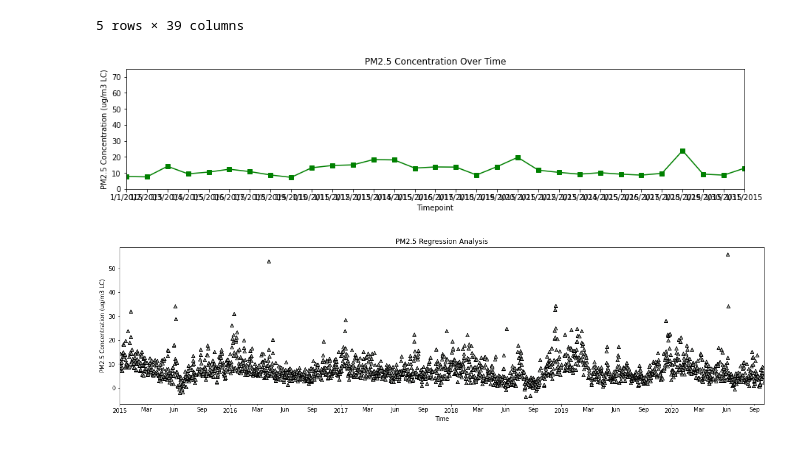
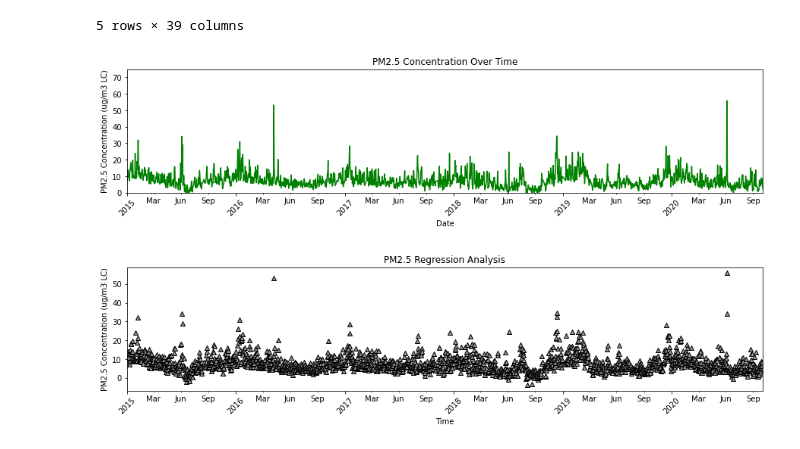
Before and after one commit to gonzaloreusch/Air-Quality, a Jupyter notebook: DataFrames/MatPlotLib_AQI.ipynb, the cells around one changed output. Cells and saved outputs as stored; diff of their text form; code cells hidden in the pictures.

Commit message:
AQI v Traffic graph done

```diff
--- a/DataFrames/MatPlotLib_AQI.ipynb
+++ b/DataFrames/MatPlotLib_AQI.ipynb
@@ -33,23 +33,35 @@ Combined_AQI_csv.head()
 5 rows × 39 columns
 # %%
 #Create plot tracking AQI change over time
-x_axis=Combined_AQI_csv["Date"]
-y_axis=Combined_AQI_csv["Daily Mean PM2.5 Concentration"]
+PM25 = Combined_AQI_csv["Daily Mean PM2.5 Concentration"]
+dates = Combined_AQI_csv['Date']
+
 plt.figure(figsize=(15,3))
-plt.plot(x_axis,y_axis,marker='s',color="g")
+
+ax = plt.gca()
+dates = [datetime.strptime(d, "%m/%d/%Y") for d in dates]
+ax.set_xlim([dates[0], dates[-1]])
+ax.xaxis.set_major_locator(mdates.YearLocator())
+ax.xaxis.set_major_formatter(mdates.DateFormatter('%Y'))
+ax.xaxis.set_minor_locator(mdates.MonthLocator(bymonth=(3,6,9), bymonthday=-1))
+ax.xaxis.set_minor_formatter(mdates.DateFormatter('%b'))
+
+plt.plot(dates,PM25,color="g")
 plt.title("PM2.5 Concentration Over Time")
-plt.xlabel("Timepoint")
+plt.xlabel("Date")
+plt.xticks(rotation=45)
 plt.ylabel("PM2.5 Concentration (ug/m3 LC)")
 
 #PM2.5 Concentration Limits
 plt.ylim(0,75)
 #Date Limits
-plt.xlim(0,30)
+plt.xlim(pd.Timestamp('2015-01-01'), pd.Timestamp('2020-11-01'))
 
 #Print
+plt.savefig('../Images/AQI-AllYears.jpg')
 plt.show()
 # %% [output]
-[figure, old version]
+[figure, new version]
 # %%
 # #Combined_AQI_csv["Date"]= dt.datetime(Combined_AQI_csv["Date"],"%b/%d/%Y")
 # Combined_AQI_csv['Date'] = pd.to_datetime(Combined_AQI_csv.Date)
@@ -70,8 +82,9 @@ plt.show()
 # Based on PM2.5 over Time
 
 PM25 = Combined_AQI_csv["Daily Mean PM2.5 Concentration"]
+dates = Combined_AQI_csv['Date']
 
-plt.figure(figsize=(20,5))
+plt.figure(figsize=(15,3))
 # Regression
 m_slope, m_int, m_r, m_p, m_std_err = st.linregress(Combined_AQI_csv.index, PM25)
 regress_values = Combined_AQI_csv.index * m_slope + m_int
@@ -79,7 +92,6 @@ plt.plot(Combined_AQI_csv.index,regress_values,"r-")
 
 # scatterplot (comment out everything except first dates line for regress to work, but then the dates won't work)
 ax = plt.gca()
-dates = Combined_AQI_csv['Date']
 dates = [datetime.strptime(d, "%m/%d/%Y") for d in dates]
 ax.set_xlim([dates[0], dates[-1]])
 ax.xaxis.set_major_locator(mdates.YearLocator())
@@ -90,6 +102,7 @@ ax.xaxis.set_minor_formatter(mdates.DateFormatter('%b'))
 plt.scatter(dates, PM25, marker="^", facecolors="xkcd:gray", edgecolors="black")
 plt.title("PM2.5 Regression Analysis")
 plt.xlabel("Time")
+plt.xticks(rotation=45)
 plt.ylabel("PM2.5 Concentration (ug/m3 LC)")
 plt.show()
 
@@ -98,4 +111,4 @@ plt.show()
 #W=Combined_AQI_csv["Date"]
 #A=Combined_AQI_csv["Daily Mean PM2.5 Concentration"]
 # %% [output]
-[figure, old version]
+[figure, new version]
```
Also changed, not shown: 5 other files.
